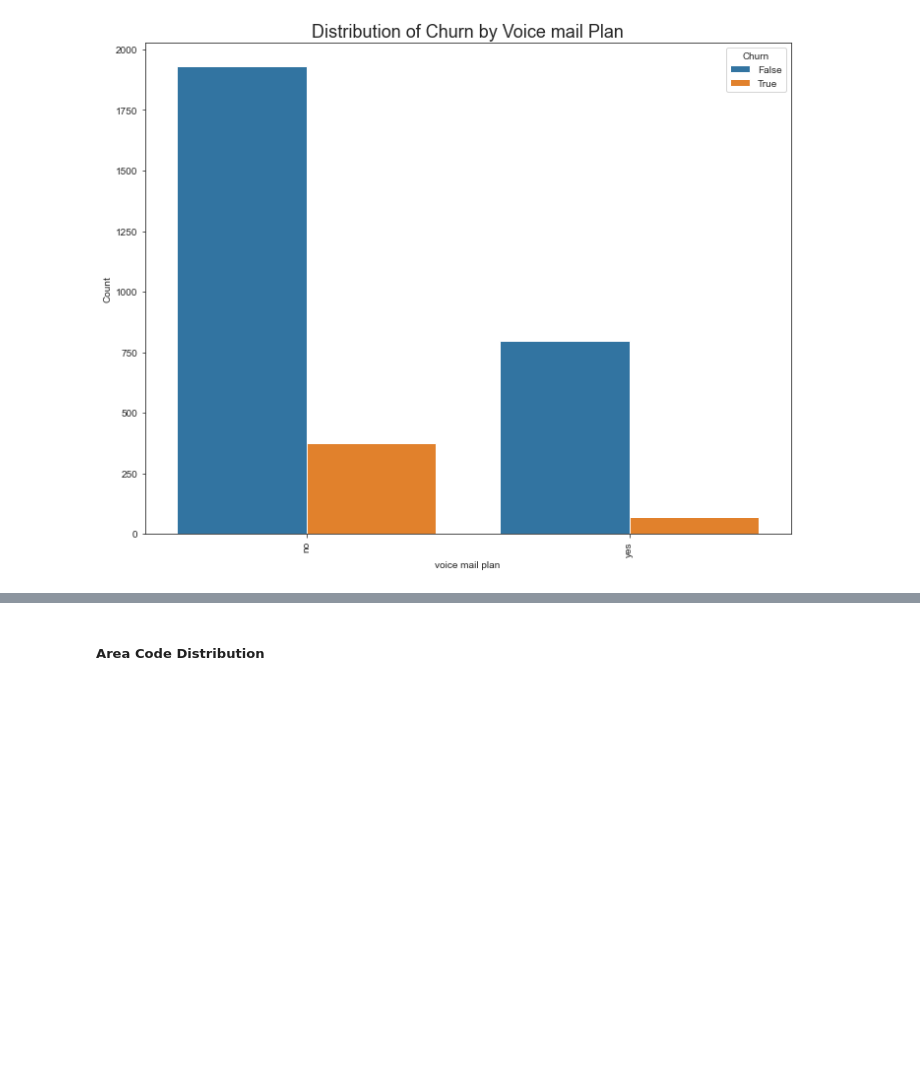
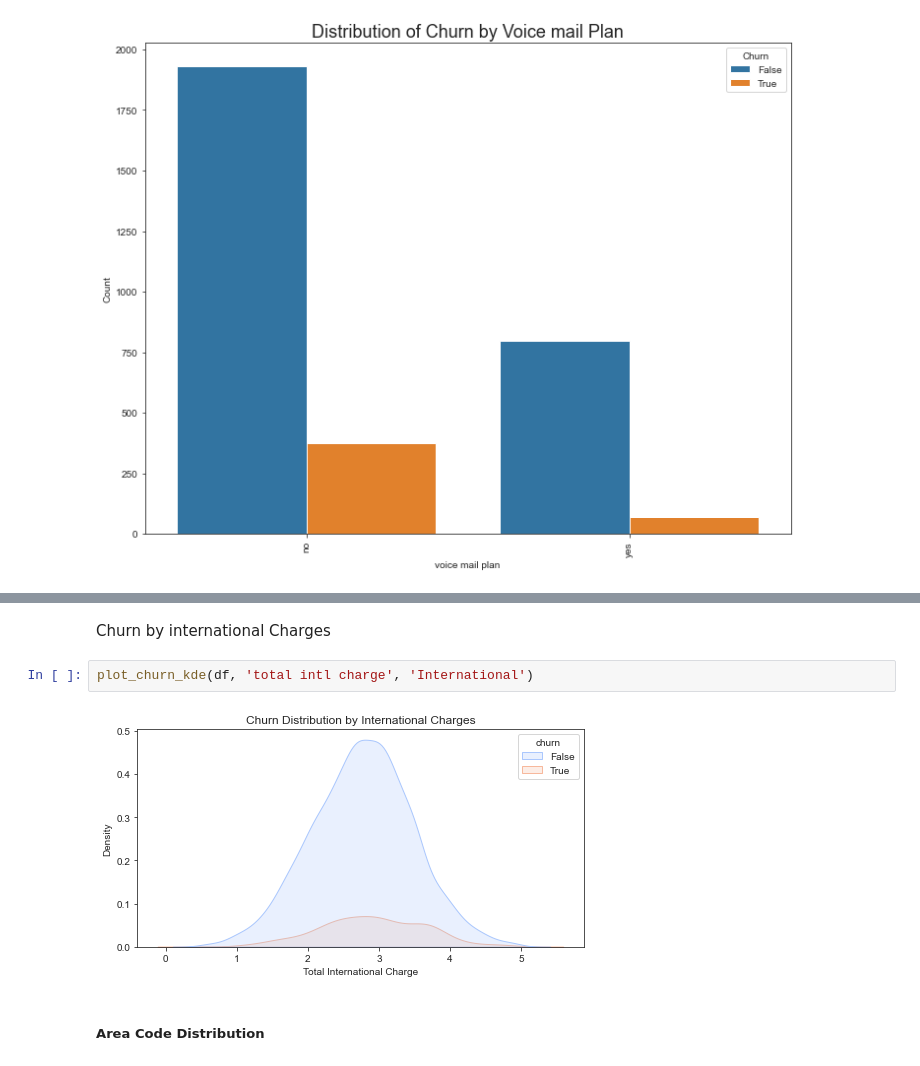
Before and after one commit to ANGI3MAINA/SyriaTel-Customer-Churn-Prediction, a Jupyter notebook: code.ipynb, the cells around one changed output, grey strips where cells are left out. Cells and saved outputs as stored; diff of their text form; blank space fills up the shorter version.

```diff
--- a/code.ipynb
+++ b/code.ipynb
@@ -487,3 +526,9 @@ plot_categorical_by_churn(df, 'voice mail plan', 'Distribution of Churn by Voice
+# %% [markdown]
+Churn by international Charges
+# %%
+plot_churn_kde(df, 'total intl charge', 'International')
+# %% [output]
+[figure, added]
 # %% [markdown]
 ##### Area Code Distribution
 # %%
```
Also changed, not shown: parts of 7 cells of this notebook.
